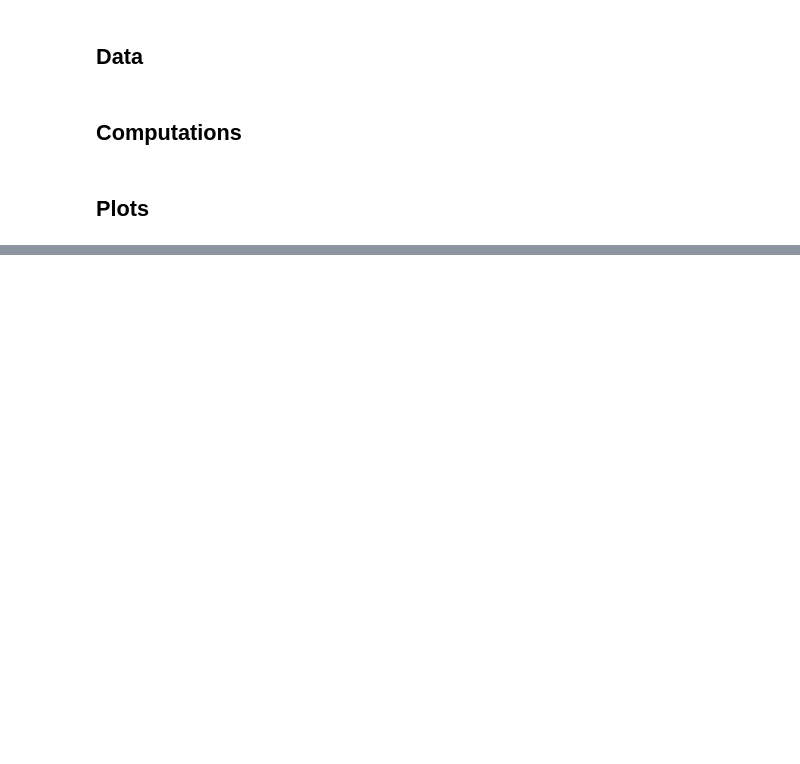
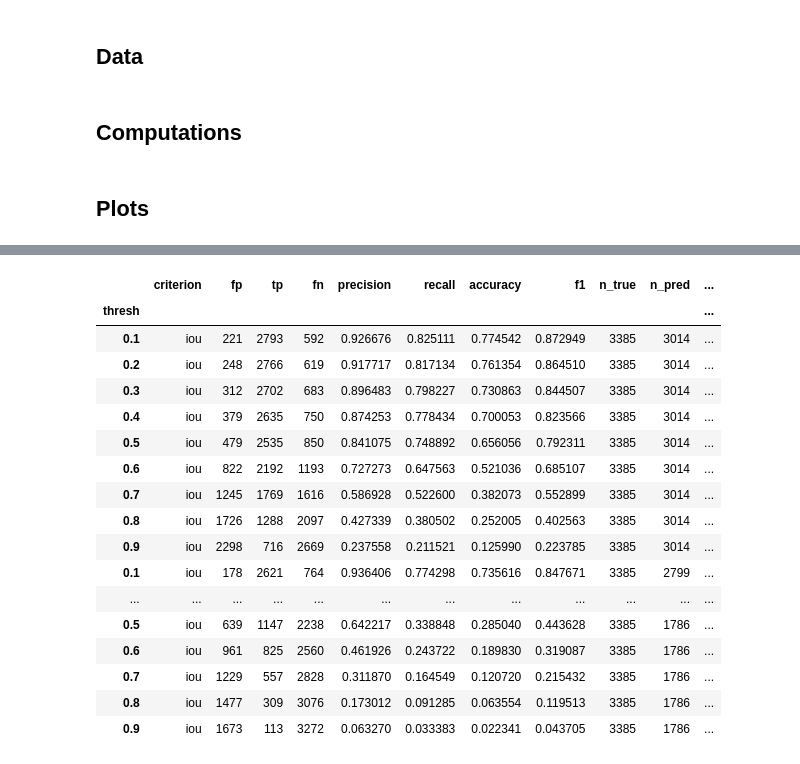
Before and after one commit to C-Achard/cellseg3d-figures, a Jupyter notebook: book/figX-x-supervised/supervised_benchmark.ipynb, the cells around one changed output, grey strips where cells are left out. Cells and saved outputs as stored; diff of their text form; code cells hidden in the pictures; blank space fills up the shorter version.

```diff
--- a/book/figX-x-supervised/supervised_benchmark.ipynb
+++ b/book/figX-x-supervised/supervised_benchmark.ipynb
@@ -130,3 +137,26 @@ Validating on Stardist
+# %%
+dfs = [dataset_matching_stats_to_df(s) for s in model_stats]
+df = pd.concat(dfs)
+df
+# %% [output]
+|  | criterion | fp | tp | fn | precision | recall | accuracy | f1 | n_true | n_pred | ... |
+| thresh |  |  |  |  |  |  |  |  |  |  | ... |
+| 0.1 | iou | 221 | 2793 | 592 | 0.926676 | 0.825111 | 0.774542 | 0.872949 | 3385 | 3014 | ... |
+| 0.2 | iou | 248 | 2766 | 619 | 0.917717 | 0.817134 | 0.761354 | 0.864510 | 3385 | 3014 | ... |
+| 0.3 | iou | 312 | 2702 | 683 | 0.896483 | 0.798227 | 0.730863 | 0.844507 | 3385 | 3014 | ... |
+| 0.4 | iou | 379 | 2635 | 750 | 0.874253 | 0.778434 | 0.700053 | 0.823566 | 3385 | 3014 | ... |
+| 0.5 | iou | 479 | 2535 | 850 | 0.841075 | 0.748892 | 0.656056 | 0.792311 | 3385 | 3014 | ... |
+| 0.6 | iou | 822 | 2192 | 1193 | 0.727273 | 0.647563 | 0.521036 | 0.685107 | 3385 | 3014 | ... |
+| 0.7 | iou | 1245 | 1769 | 1616 | 0.586928 | 0.522600 | 0.382073 | 0.552899 | 3385 | 3014 | ... |
+| 0.8 | iou | 1726 | 1288 | 2097 | 0.427339 | 0.380502 | 0.252005 | 0.402563 | 3385 | 3014 | ... |
+| 0.9 | iou | 2298 | 716 | 2669 | 0.237558 | 0.211521 | 0.125990 | 0.223785 | 3385 | 3014 | ... |
+| 0.1 | iou | 178 | 2621 | 764 | 0.936406 | 0.774298 | 0.735616 | 0.847671 | 3385 | 2799 | ... |
+| ... | ... | ... | ... | ... | ... | ... | ... | ... | ... | ... | ... |
+| 0.5 | iou | 639 | 1147 | 2238 | 0.642217 | 0.338848 | 0.285040 | 0.443628 | 3385 | 1786 | ... |
+| 0.6 | iou | 961 | 825 | 2560 | 0.461926 | 0.243722 | 0.189830 | 0.319087 | 3385 | 1786 | ... |
+| 0.7 | iou | 1229 | 557 | 2828 | 0.311870 | 0.164549 | 0.120720 | 0.215432 | 3385 | 1786 | ... |
+| 0.8 | iou | 1477 | 309 | 3076 | 0.173012 | 0.091285 | 0.063554 | 0.119513 | 3385 | 1786 | ... |
+| 0.9 | iou | 1673 | 113 | 3272 | 0.063270 | 0.033383 | 0.022341 | 0.043705 | 3385 | 1786 | ... |
 # %%
 plot_stat_comparison(taus, model_stats, names, stat="panoptic_quality")
 if SAVE_PLOTS_AS_PNG:
```
Also changed, not shown: parts of 9 cells of this notebook, 1 other file.
